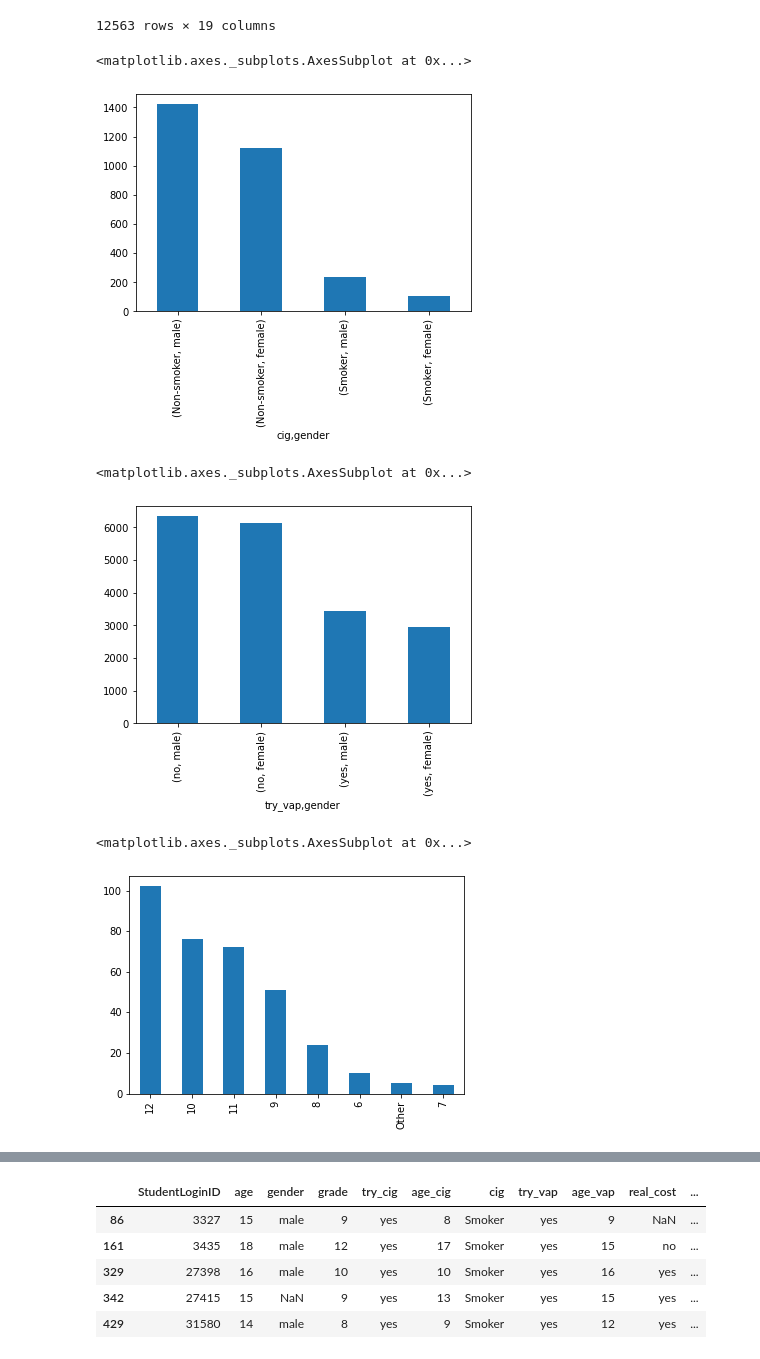
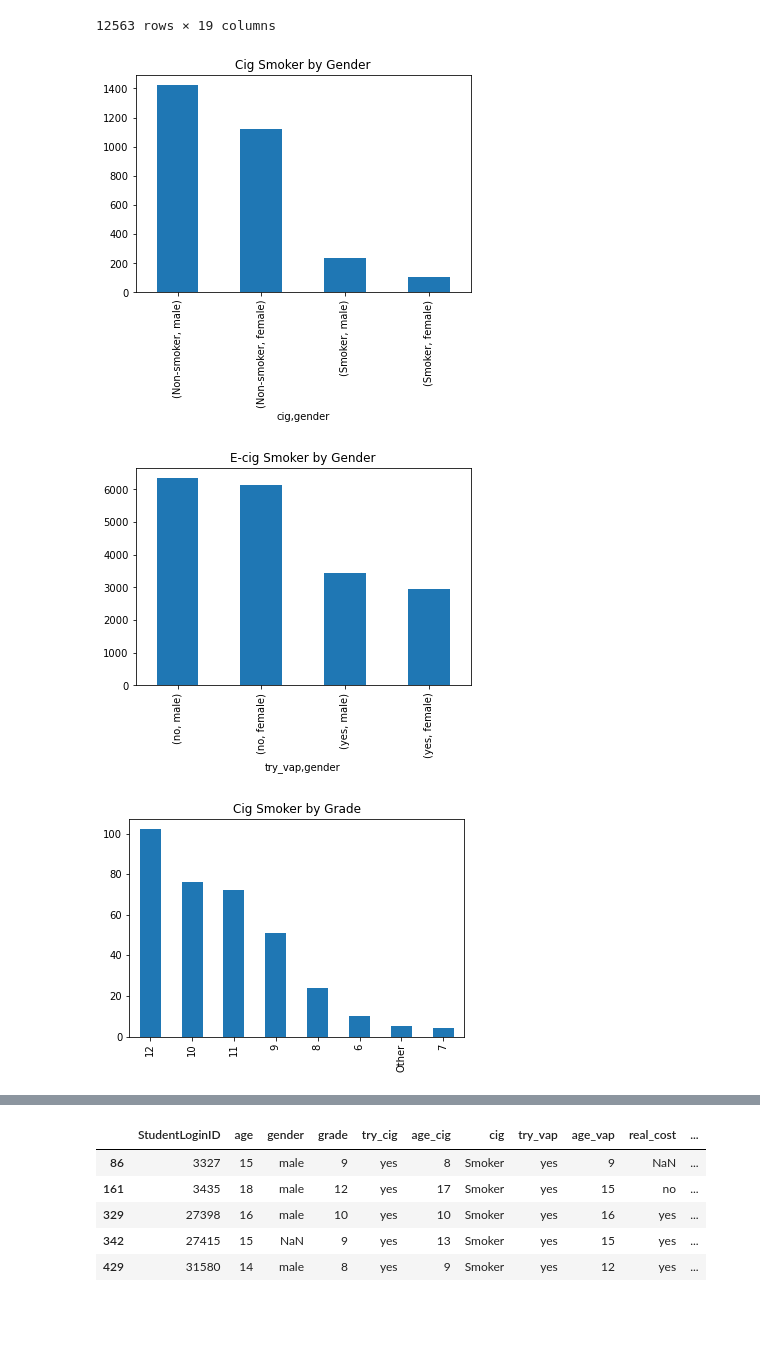
Before and after one commit to AnjanaDelhi/project_1, a Jupyter notebook: vaping.ipynb, the cells around one changed output, grey strips where cells are left out. Cells and saved outputs as stored; diff of their text form; code cells hidden in the pictures; blank space fills up the shorter version.

Commit message:
edited charts

```diff
--- a/vaping.ipynb
+++ b/vaping.ipynb
@@ -386,27 +386,27 @@ Non_vap
 # %%
 #cig smokers by gender
 gender_s =  smoker_df['gender'].value_counts()
 gender_s
-gender_s.plot(kind = 'bar')
+gender_s.plot(kind = 'bar', title = "Cig Smoker by Gender")
+plt.savefig("charts/cigbygender.png")
 # %% [output]
-<matplotlib.axes._subplots.AxesSubplot at 0x...>
-[figure, old version]
+[figure, new version]
 # %%
 #ecig smokers by gender
 gender_v =  e_cig_df['gender'].value_counts()
 gender_v
-gender_v.plot(kind = 'bar')
+gender_v.plot(kind = 'bar', title = "E-cig Smoker by Gender")
+plt.savefig("charts/ecigbygender.png")
 # %% [output]
-<matplotlib.axes._subplots.AxesSubplot at 0x...>
-[figure, old version]
+[figure, new version]
 # %%
 #cig smoker by grade (smoker)
 grade_cig = smokers['grade'].value_counts()
 grade_cig
-grade_cig.plot(kind = 'bar')
+grade_cig.plot(kind = 'bar', title = "Cig Smoker by Grade")
+plt.savefig("charts/cigbygrade.png")
 # %% [output]
-<matplotlib.axes._subplots.AxesSubplot at 0x...>
-[figure, old version]
+[figure, new version]
 # %%
 #cig smoker by grade (nonsmoker)
 grade_noncig = Non_smokers['grade'].value_counts()
```
Also changed, not shown: parts of 31 cells of this notebook, 25 other files.
